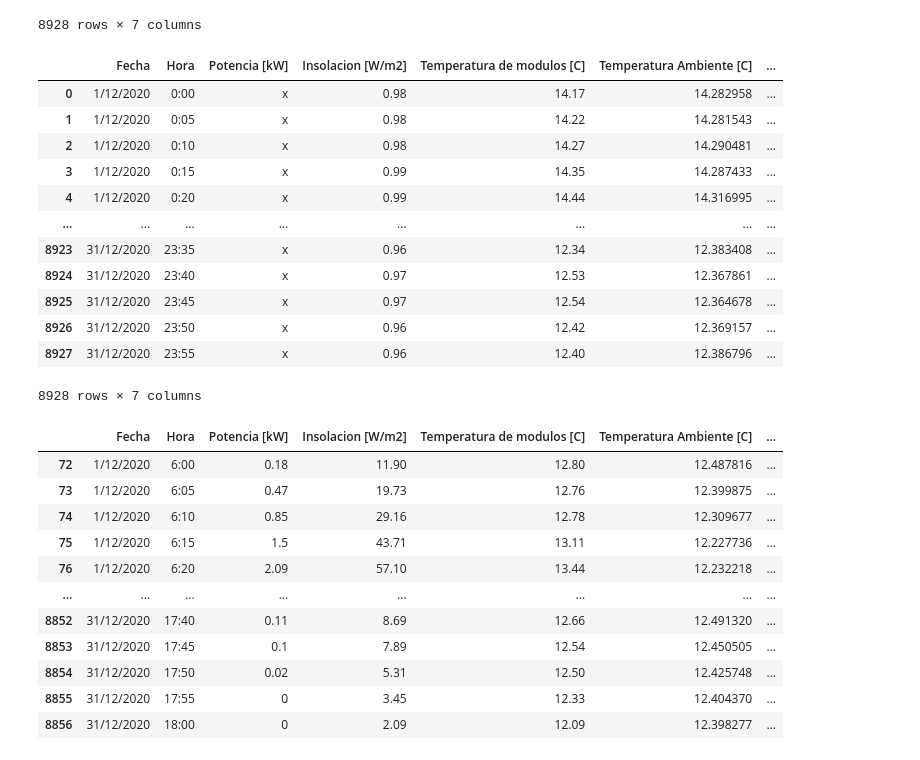
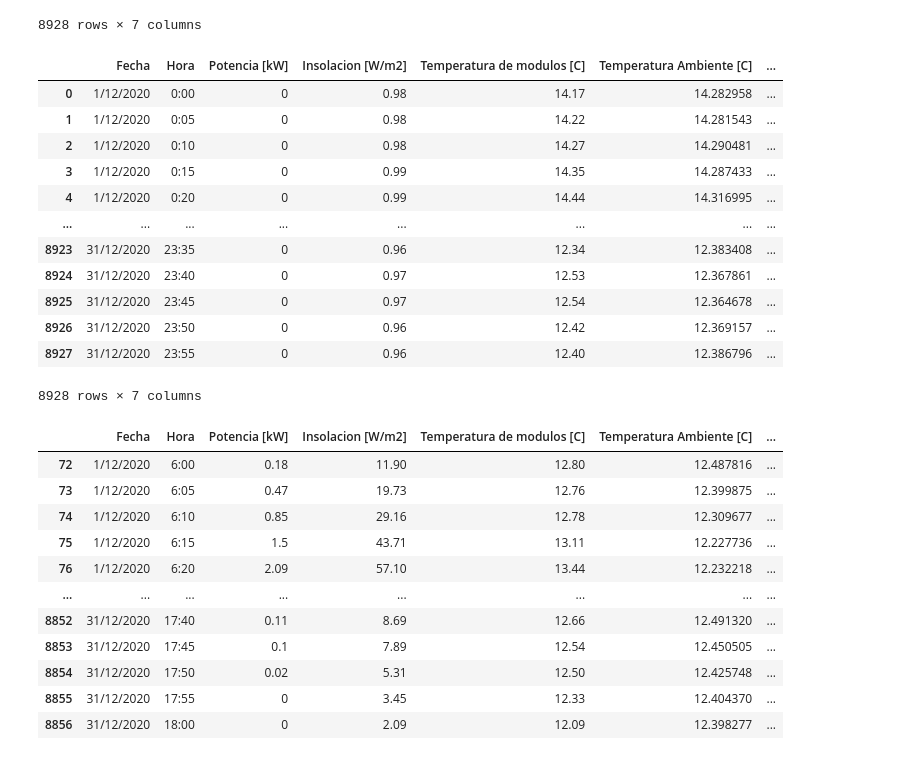
Before and after one commit to only-Robin/Proyecto-Electronica, a Jupyter notebook: DATOS SOLAR/Pre procesamiento.ipynb, the cells around one changed output. Cells and saved outputs as stored; diff of their text form; code cells hidden in the pictures.

Commit message:
Edicion potencia diara
Se editó el notebook potencia diara

```diff
--- a/DATOS SOLAR/Pre procesamiento.ipynb
+++ b/DATOS SOLAR/Pre procesamiento.ipynb
@@ -29,22 +29,24 @@ Ingrese el año: 2020
 | 8926 | 31/12/2020 | 23:50 | x | 0.96 | 12.42 | 12.369157 | ... |
 | 8927 | 31/12/2020 | 23:55 | x | 0.96 | 12.40 | 12.386796 | ... |
 8928 rows × 7 columns
-# %%
-datos
-# %% [output]
-|  | Fecha | Hora | Potencia [kW] | Insolacion [W/m2] | Temperatura de modulos [C] | Temperatura Ambiente [C] | ... |
-| 0 | 1/12/2020 | 0:00 | x | 0.98 | 14.17 | 14.282958 | ... |
-| 1 | 1/12/2020 | 0:05 | x | 0.98 | 14.22 | 14.281543 | ... |
-| 2 | 1/12/2020 | 0:10 | x | 0.98 | 14.27 | 14.290481 | ... |
-| 3 | 1/12/2020 | 0:15 | x | 0.99 | 14.35 | 14.287433 | ... |
-| 4 | 1/12/2020 | 0:20 | x | 0.99 | 14.44 | 14.316995 | ... |
-| ... | ... | ... | ... | ... | ... | ... | ... |
-| 8923 | 31/12/2020 | 23:35 | x | 0.96 | 12.34 | 12.383408 | ... |
-| 8924 | 31/12/2020 | 23:40 | x | 0.97 | 12.53 | 12.367861 | ... |
-| 8925 | 31/12/2020 | 23:45 | x | 0.97 | 12.54 | 12.364678 | ... |
-| 8926 | 31/12/2020 | 23:50 | x | 0.96 | 12.42 | 12.369157 | ... |
-| 8927 | 31/12/2020 | 23:55 | x | 0.96 | 12.40 | 12.386796 | ... |
-8928 rows × 7 columns
+# %%
+datos.replace({'Potencia [kW]':'x'},0,inplace = True)
+datos.dropna(inplace = True)
+datos
+# %% [output]
+|  | Fecha | Hora | Potencia [kW] | Insolacion [W/m2] | Temperatura de modulos [C] | Temperatura Ambiente [C] | ... |
+| 0 | 1/12/2020 | 0:00 | 0 | 0.98 | 14.17 | 14.282958 | ... |
+| 1 | 1/12/2020 | 0:05 | 0 | 0.98 | 14.22 | 14.281543 | ... |
+| 2 | 1/12/2020 | 0:10 | 0 | 0.98 | 14.27 | 14.290481 | ... |
+| 3 | 1/12/2020 | 0:15 | 0 | 0.99 | 14.35 | 14.287433 | ... |
+| 4 | 1/12/2020 | 0:20 | 0 | 0.99 | 14.44 | 14.316995 | ... |
+| ... | ... | ... | ... | ... | ... | ... | ... |
+| 8923 | 31/12/2020 | 23:35 | 0 | 0.96 | 12.34 | 12.383408 | ... |
+| 8924 | 31/12/2020 | 23:40 | 0 | 0.97 | 12.53 | 12.367861 | ... |
+| 8925 | 31/12/2020 | 23:45 | 0 | 0.97 | 12.54 | 12.364678 | ... |
+| 8926 | 31/12/2020 | 23:50 | 0 | 0.96 | 12.42 | 12.369157 | ... |
+| 8927 | 31/12/2020 | 23:55 | 0 | 0.96 | 12.40 | 12.386796 | ... |
+8928 rows × 7 columns
 # %%
 list = datos['Hora'][0:72].tolist()
 list2 = datos['Hora'][217:288].tolist()
```
Also changed, not shown: parts of 2 cells of this notebook, 14 other files.
